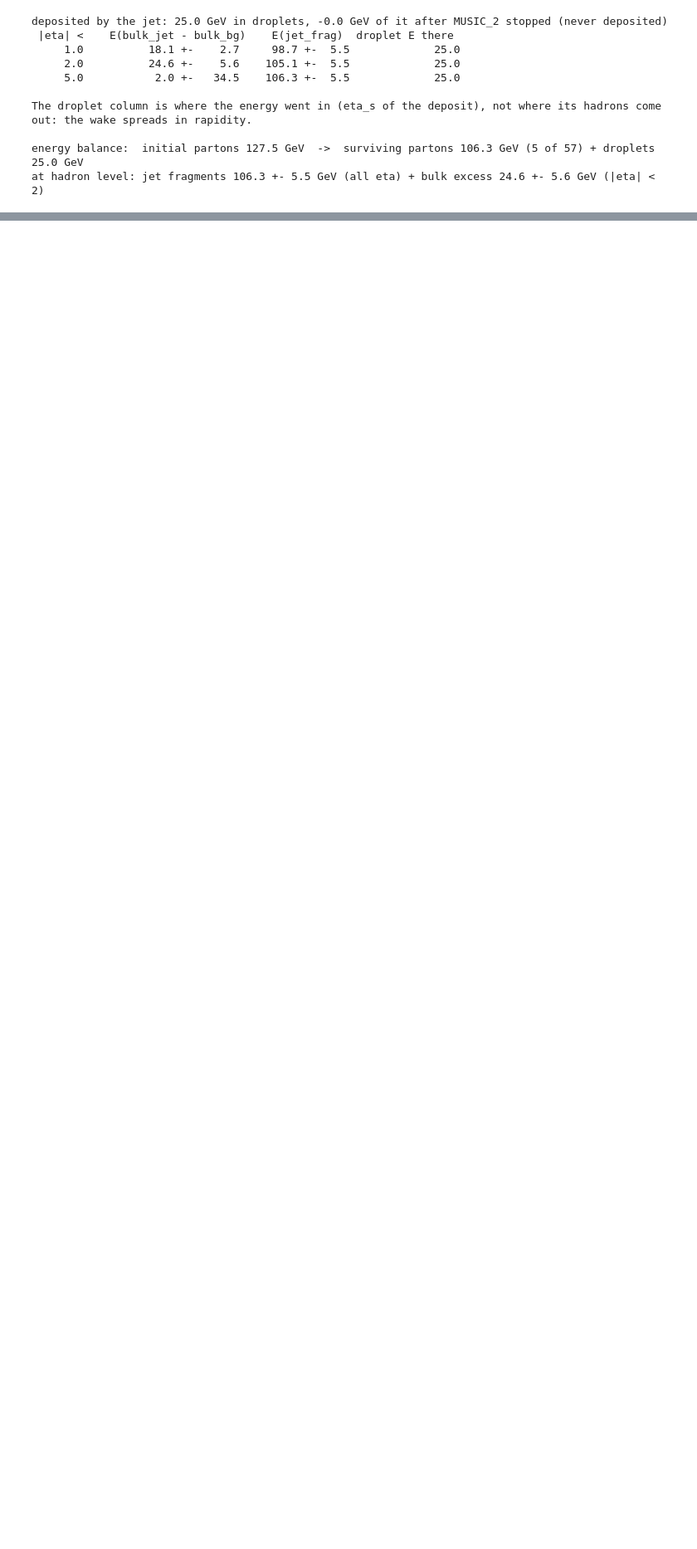
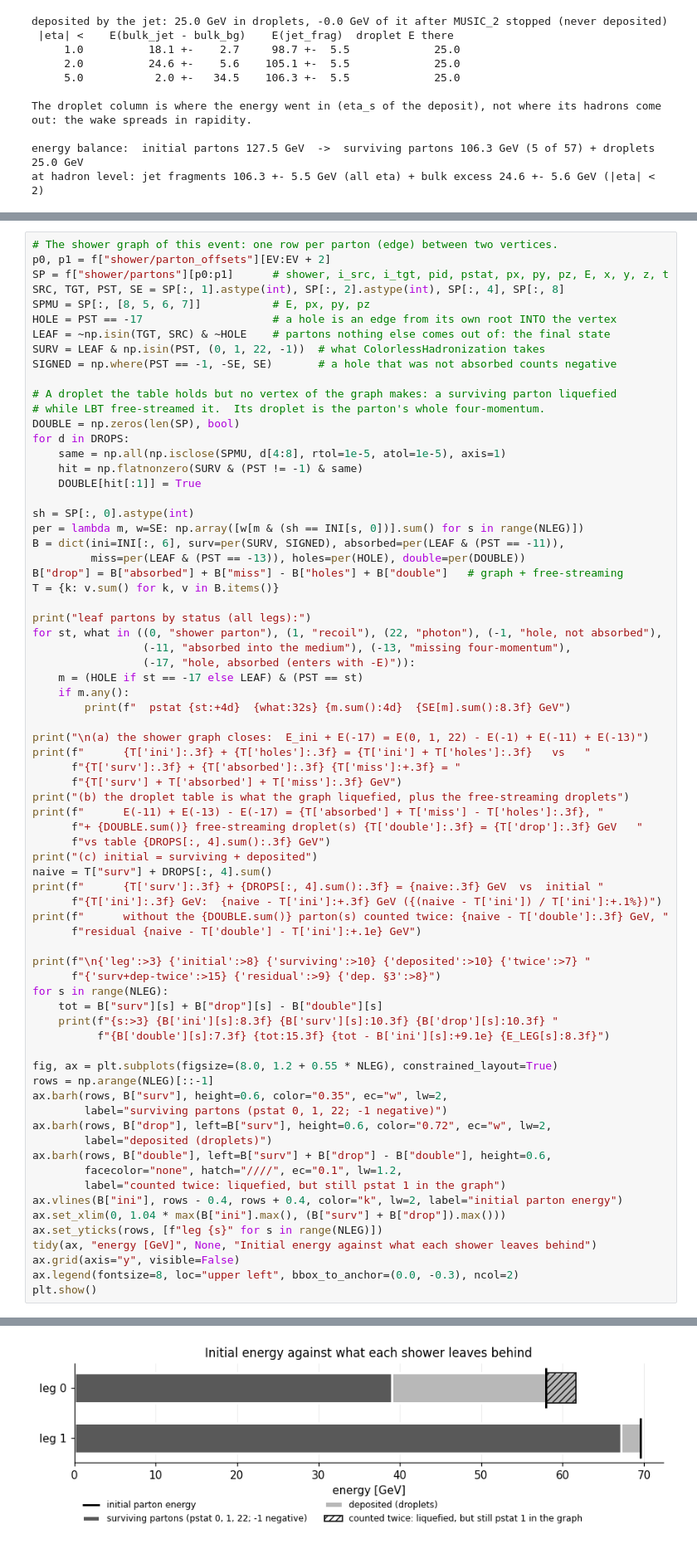
Before and after one commit to jhputschke/js-contrib, a Jupyter notebook: contribs/PyJetscape/example/prod_AuAu_0_10_jet/jet_wake.ipynb, the cells around one changed output, grey strips where cells are left out. Shown at 83% size. Saved outputs shown, nothing was run; the diff lists cells and outputs as text; blank space fills up the shorter version.

Commit message:
Add section about surviving partons + e depostion = inital parton, found a bug with LBT free streaming ... (follow up)

```diff
--- a/contribs/PyJetscape/example/prod_AuAu_0_10_jet/jet_wake.ipynb
+++ b/contribs/PyJetscape/example/prod_AuAu_0_10_jet/jet_wake.ipynb
@@ -961,0 +988,73 @@ Seed 1 again, 500 iSS oversamples per leg and 50 Colorless fragmentations
+# %%
+# The shower graph of this event: one row per parton (edge) between two vertices.
+p0, p1 = f["shower/parton_offsets"][EV:EV + 2]
+SP = f["shower/partons"][p0:p1]      # shower, i_src, i_tgt, pid, pstat, px, py, pz, E, x, y, z, t
+SRC, TGT, PST, SE = SP[:, 1].astype(int), SP[:, 2].astype(int), SP[:, 4], SP[:, 8]
+SPMU = SP[:, [8, 5, 6, 7]]           # E, px, py, pz
+HOLE = PST == -17                    # a hole is an edge from its own root INTO the vertex
+LEAF = ~np.isin(TGT, SRC) & ~HOLE    # partons nothing else comes out of: the final state
+SURV = LEAF & np.isin(PST, (0, 1, 22, -1))  # what ColorlessHadronization takes
+SIGNED = np.where(PST == -1, -SE, SE)       # a hole that was not absorbed counts negative
+
+# A droplet the table holds but no vertex of the graph makes: a surviving parton liquefied
+# while LBT free-streamed it.  Its droplet is the parton's whole four-momentum.
+DOUBLE = np.zeros(len(SP), bool)
+for d in DROPS:
+    same = np.all(np.isclose(SPMU, d[4:8], rtol=1e-5, atol=1e-5), axis=1)
+    hit = np.flatnonzero(SURV & (PST != -1) & same)
+    DOUBLE[hit[:1]] = True
+
+sh = SP[:, 0].astype(int)
+per = lambda m, w=SE: np.array([w[m & (sh == INI[s, 0])].sum() for s in range(NLEG)])
+B = dict(ini=INI[:, 6], surv=per(SURV, SIGNED), absorbed=per(LEAF & (PST == -11)),
+         miss=per(LEAF & (PST == -13)), holes=per(HOLE), double=per(DOUBLE))
+B["drop"] = B["absorbed"] + B["miss"] - B["holes"] + B["double"]   # graph + free-streaming
+T = {k: v.sum() for k, v in B.items()}
+
+print("leaf partons by status (all legs):")
+for st, what in ((0, "shower parton"), (1, "recoil"), (22, "photon"), (-1, "hole, not absorbed"),
+                 (-11, "absorbed into the medium"), (-13, "missing four-momentum"),
+                 (-17, "hole, absorbed (enters with -E)")):
+    m = (HOLE if st == -17 else LEAF) & (PST == st)
+    if m.any():
+        print(f"  pstat {st:+4d}  {what:32s} {m.sum():4d}  {SE[m].sum():8.3f} GeV")
+
+print("\n(a) the shower graph closes:  E_ini + E(-17) = E(0, 1, 22) - E(-1) + E(-11) + E(-13)")
+print(f"      {T['ini']:.3f} + {T['holes']:.3f} = {T['ini'] + T['holes']:.3f}   vs   "
+      f"{T['surv']:.3f} + {T['absorbed']:.3f} {T['miss']:+.3f} = "
+      f"{T['surv'] + T['absorbed'] + T['miss']:.3f} GeV")
+print("(b) the droplet table is what the graph liquefied, plus the free-streaming droplets")
+print(f"      E(-11) + E(-13) - E(-17) = {T['absorbed'] + T['miss'] - T['holes']:.3f}, "
+      f"+ {DOUBLE.sum()} free-streaming droplet(s) {T['double']:.3f} = {T['drop']:.3f} GeV   "
+      f"vs table {DROPS[:, 4].sum():.3f} GeV")
+print("(c) initial = surviving + deposited")
+naive = T["surv"] + DROPS[:, 4].sum()
+print(f"      {T['surv']:.3f} + {DROPS[:, 4].sum():.3f} = {naive:.3f} GeV  vs  initial "
+      f"{T['ini']:.3f} GeV:  {naive - T['ini']:+.3f} GeV ({(naive - T['ini']) / T['ini']:+.1%})")
+print(f"      without the {DOUBLE.sum()} parton(s) counted twice: {naive - T['double']:.3f} GeV, "
+      f"residual {naive - T['double'] - T['ini']:+.1e} GeV")
+
+print(f"\n{'leg':>3} {'initial':>8} {'surviving':>10} {'deposited':>10} {'twice':>7} "
+      f"{'surv+dep-twice':>15} {'residual':>9} {'dep. §3':>8}")
+for s in range(NLEG):
+    tot = B["surv"][s] + B["drop"][s] - B["double"][s]
+    print(f"{s:>3} {B['ini'][s]:8.3f} {B['surv'][s]:10.3f} {B['drop'][s]:10.3f} "
+          f"{B['double'][s]:7.3f} {tot:15.3f} {tot - B['ini'][s]:+9.1e} {E_LEG[s]:8.3f}")
+
+fig, ax = plt.subplots(figsize=(8.0, 1.2 + 0.55 * NLEG), constrained_layout=True)
+rows = np.arange(NLEG)[::-1]
+ax.barh(rows, B["surv"], height=0.6, color="0.35", ec="w", lw=2,
+        label="surviving partons (pstat 0, 1, 22; -1 negative)")
+ax.barh(rows, B["drop"], left=B["surv"], height=0.6, color="0.72", ec="w", lw=2,
+        label="deposited (droplets)")
+ax.barh(rows, B["double"], left=B["surv"] + B["drop"] - B["double"], height=0.6,
+        facecolor="none", hatch="////", ec="0.1", lw=1.2,
+        label="counted twice: liquefied, but still pstat 1 in the graph")
+ax.vlines(B["ini"], rows - 0.4, rows + 0.4, color="k", lw=2, label="initial parton energy")
+ax.set_xlim(0, 1.04 * max(B["ini"].max(), (B["surv"] + B["drop"]).max()))
+ax.set_yticks(rows, [f"leg {s}" for s in range(NLEG)])
+tidy(ax, "energy [GeV]", None, "Initial energy against what each shower leaves behind")
+ax.grid(axis="y", visible=False)
+ax.legend(fontsize=8, loc="upper left", bbox_to_anchor=(0.0, -0.3), ncol=2)
+plt.show()
+# %% [output]
@@ -961,0 +1079 @@ Seed 1 again, 500 iSS oversamples per leg and 50 Colorless fragmentations
+[figure, added]
```
Also changed, not shown: parts of 4 cells of this notebook.
